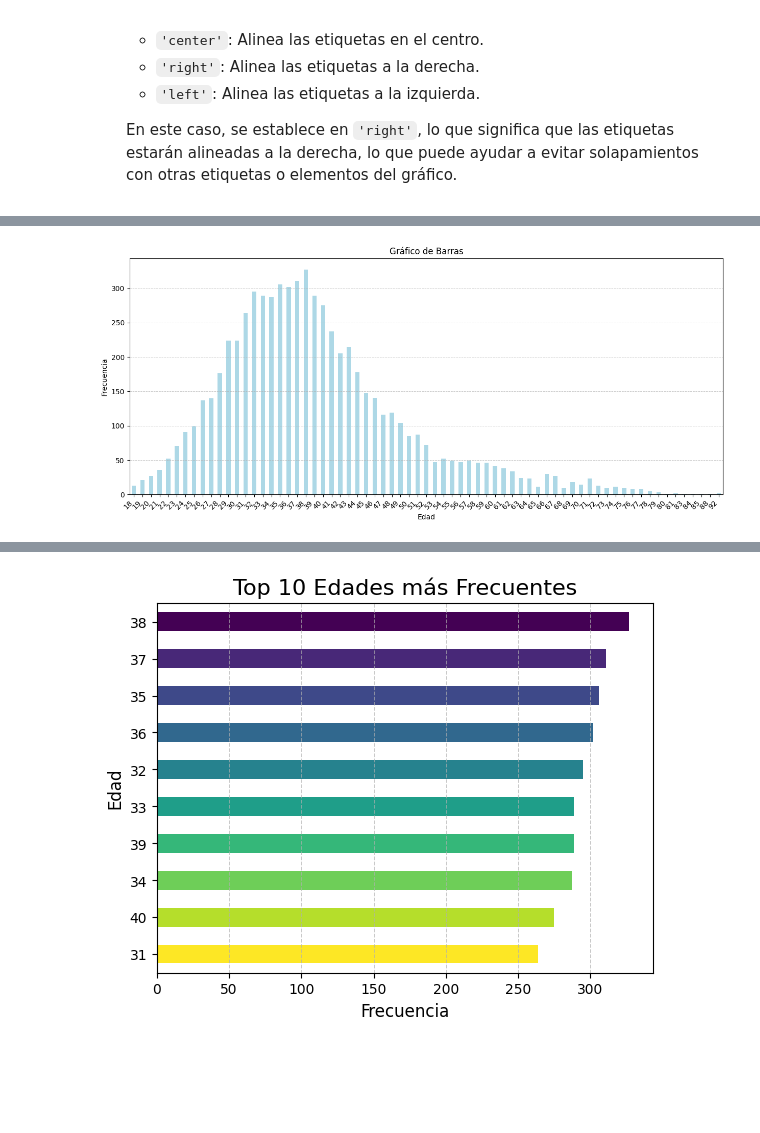
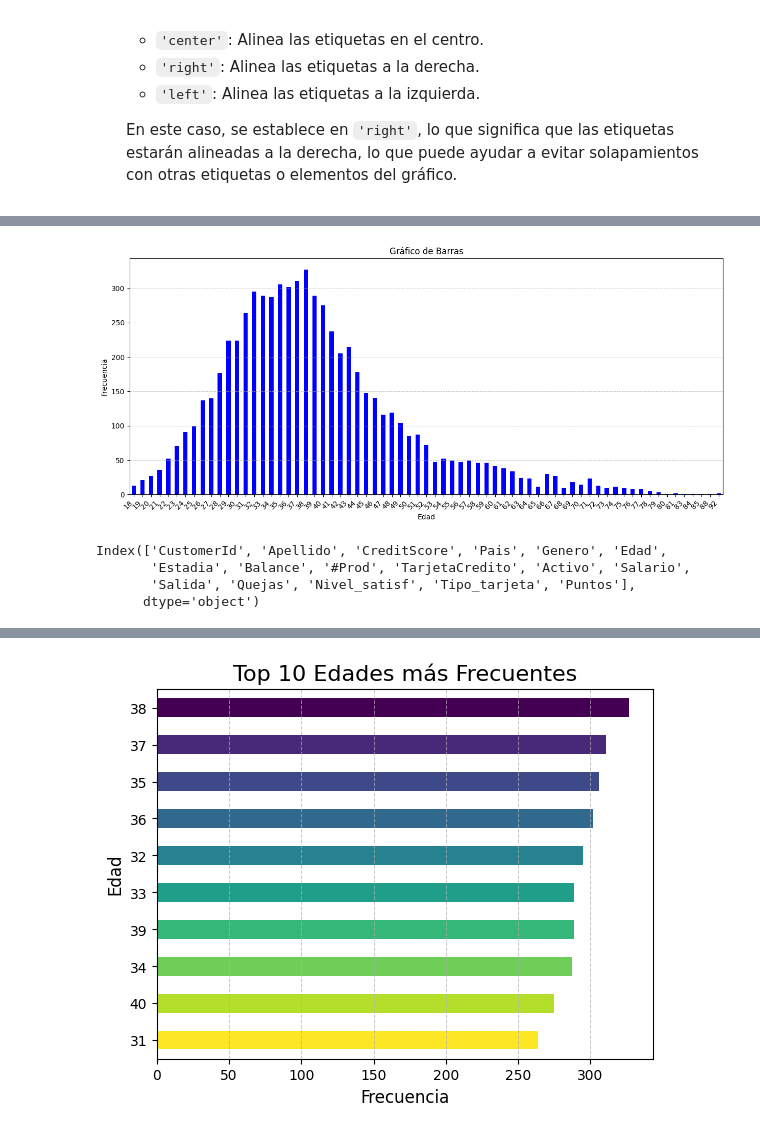
Before and after one commit to jarsmp37/introds, a Jupyter notebook: Clase_8.ipynb, the cells around one changed output, grey strips where cells are left out. Saved outputs shown, nothing was run; the diff lists cells and outputs as text; code cells hidden in the pictures; blank space fills up the shorter version.

```diff
--- a/Clase_8.ipynb
+++ b/Clase_8.ipynb
@@ -110,21 +110,28 @@ plt.show()
 # %%
 plt.figure(figsize=(15, 6))
 
 # Ordenar las edades antes de crear el gráfico de barras
-df['Edad'].value_counts().sort_index().plot(kind='bar', color='lightblue')
+df['Edad'].value_counts().sort_index().plot(kind='bar', color='blue')
 
 # Personalización del gráfico
 plt.title('Gráfico de Barras')
 plt.xlabel('Edad')
 plt.ylabel('Frecuencia')
 
 # Rotar las etiquetas del eje X
 plt.xticks(rotation=45, ha='right')
 
 # Añadir rejilla
 plt.grid(True, which='both', axis='y', linestyle='--', linewidth=0.7, alpha=0.7)
 
 # Mostrar el gráfico
 plt.show()
 # %% [output]
-[figure, old version]
+[figure, new version]
+# %%
+df.columns
+# %% [output]
+Index(['CustomerId', 'Apellido', 'CreditScore', 'Pais', 'Genero', 'Edad',
+       'Estadia', 'Balance', '#Prod', 'TarjetaCredito', 'Activo', 'Salario',
+       'Salida', 'Quejas', 'Nivel_satisf', 'Tipo_tarjeta', 'Puntos'],
+      dtype='object')
```
Also changed, not shown: parts of 6 cells of this notebook, 5 other files.
